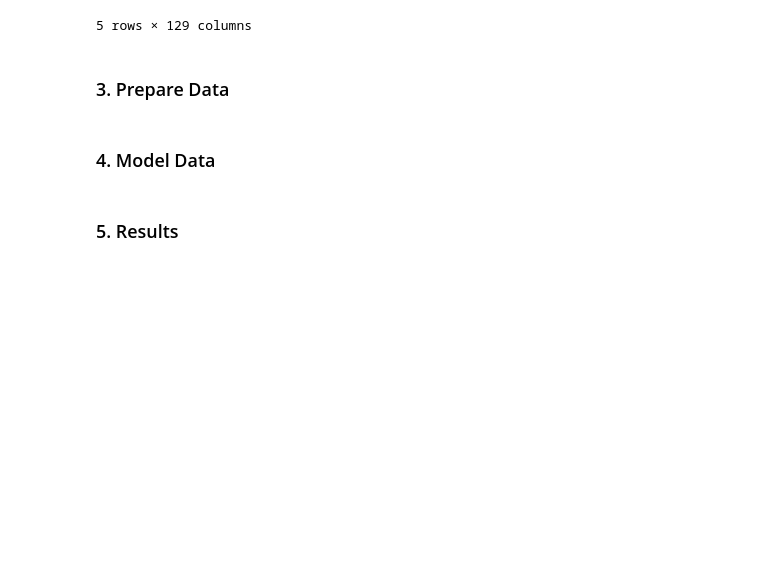
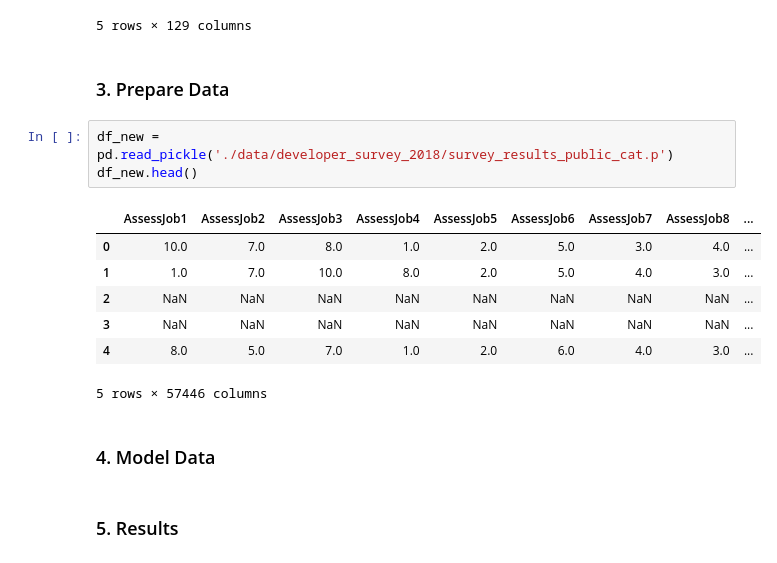
Before and after one commit to dragon7-fc/DSND-Blog-Post, a Jupyter notebook: WhatSkillShouldIPossess.ipynb, the cells around one changed output. Saved outputs shown, nothing was run; the diff lists cells and outputs as text; blank space fills up the shorter version.

```diff
--- a/WhatSkillShouldIPossess.ipynb
+++ b/WhatSkillShouldIPossess.ipynb
@@ -27,6 +27,17 @@ df.head()
 5 rows × 129 columns
 # %% [markdown]
 ### 3. Prepare Data
+# %%
+df_new = pd.read_pickle('./data/developer_survey_2018/survey_results_public_cat.p')
+df_new.head()
+# %% [output]
+|  | AssessJob1 | AssessJob2 | AssessJob3 | AssessJob4 | AssessJob5 | AssessJob6 | AssessJob7 | AssessJob8 | ... |
+| 0 | 10.0 | 7.0 | 8.0 | 1.0 | 2.0 | 5.0 | 3.0 | 4.0 | ... |
+| 1 | 1.0 | 7.0 | 10.0 | 8.0 | 2.0 | 5.0 | 4.0 | 3.0 | ... |
+| 2 | NaN | NaN | NaN | NaN | NaN | NaN | NaN | NaN | ... |
+| 3 | NaN | NaN | NaN | NaN | NaN | NaN | NaN | NaN | ... |
+| 4 | 8.0 | 5.0 | 7.0 | 1.0 | 2.0 | 6.0 | 4.0 | 3.0 | ... |
+5 rows × 57446 columns
 # %% [markdown]
 ### 4. Model Data
 # %% [markdown]
```
Also changed, not shown: 1 other file.
